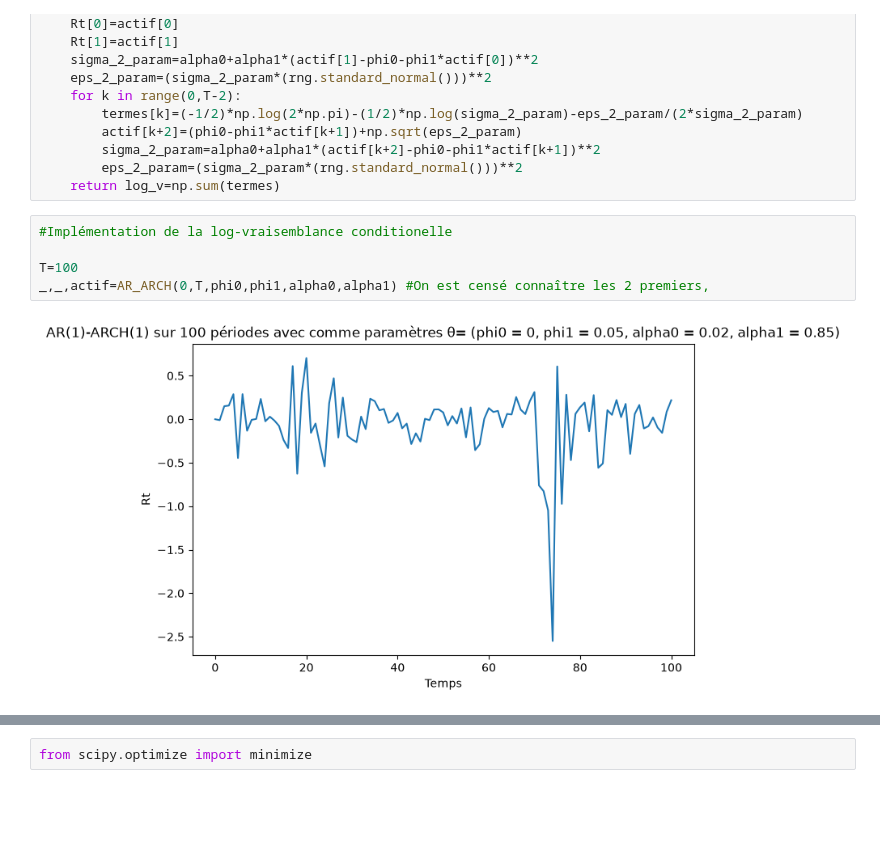
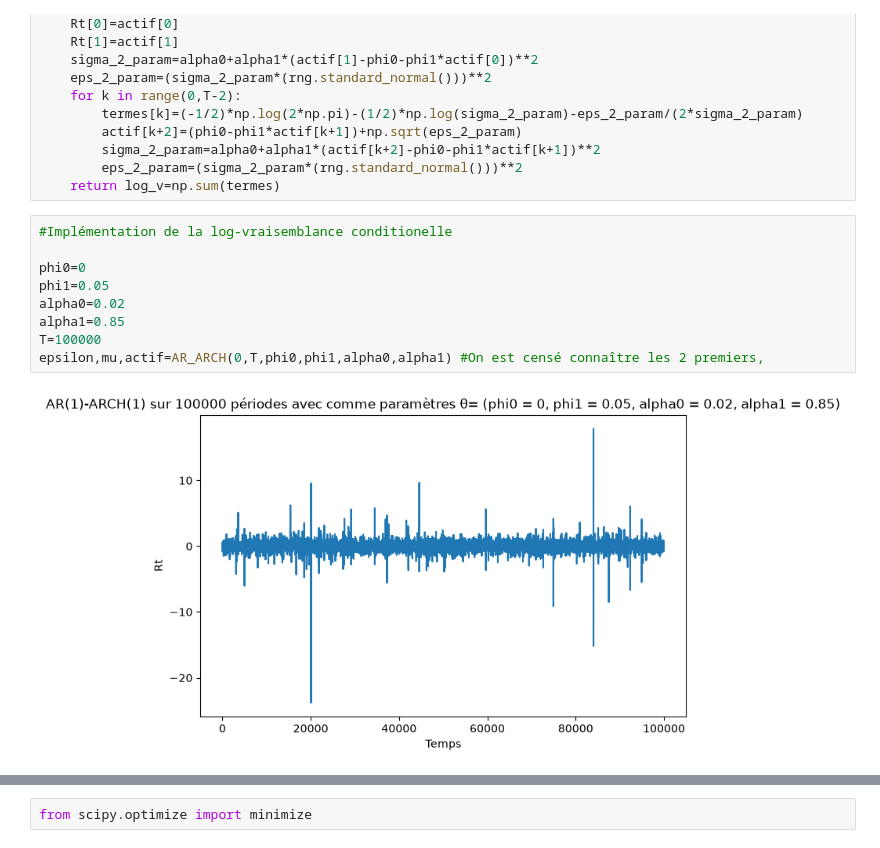
Before and after one commit to Maxime-Skryma/Spread_Crypto, a Jupyter notebook: Simulations_ARCH_AR.ipynb, the cells around one changed output, grey strips where cells are left out. Drawn from its saved outputs; the diff is of its cells as text; blank space fills up the shorter version.

```diff
--- a/Simulations_ARCH_AR.ipynb
+++ b/Simulations_ARCH_AR.ipynb
@@ -279,10 +279,14 @@ def log_vraisemblance(phi0,phi1,alpha0,alpha1):
 # %%
 #Implémentation de la log-vraisemblance conditionelle
 
-T=100
-_,_,actif=AR_ARCH(0,T,phi0,phi1,alpha0,alpha1) #On est censé connaître les 2 premiers,
+phi0=0
+phi1=0.05
+alpha0=0.02
+alpha1=0.85
+T=100000
+epsilon,mu,actif=AR_ARCH(0,T,phi0,phi1,alpha0,alpha1) #On est censé connaître les 2 premiers,
 # %% [output]
-[figure, old version]
+[figure, new version]
 # %%
 # Et on écrit comment les prochains sont censé être théoriquement si on suivait la mécanique d'un AR-ARCH (sauf qu'on ne connaît pas les coefs)
 
```
Also changed, not shown: parts of 2 cells of this notebook.
